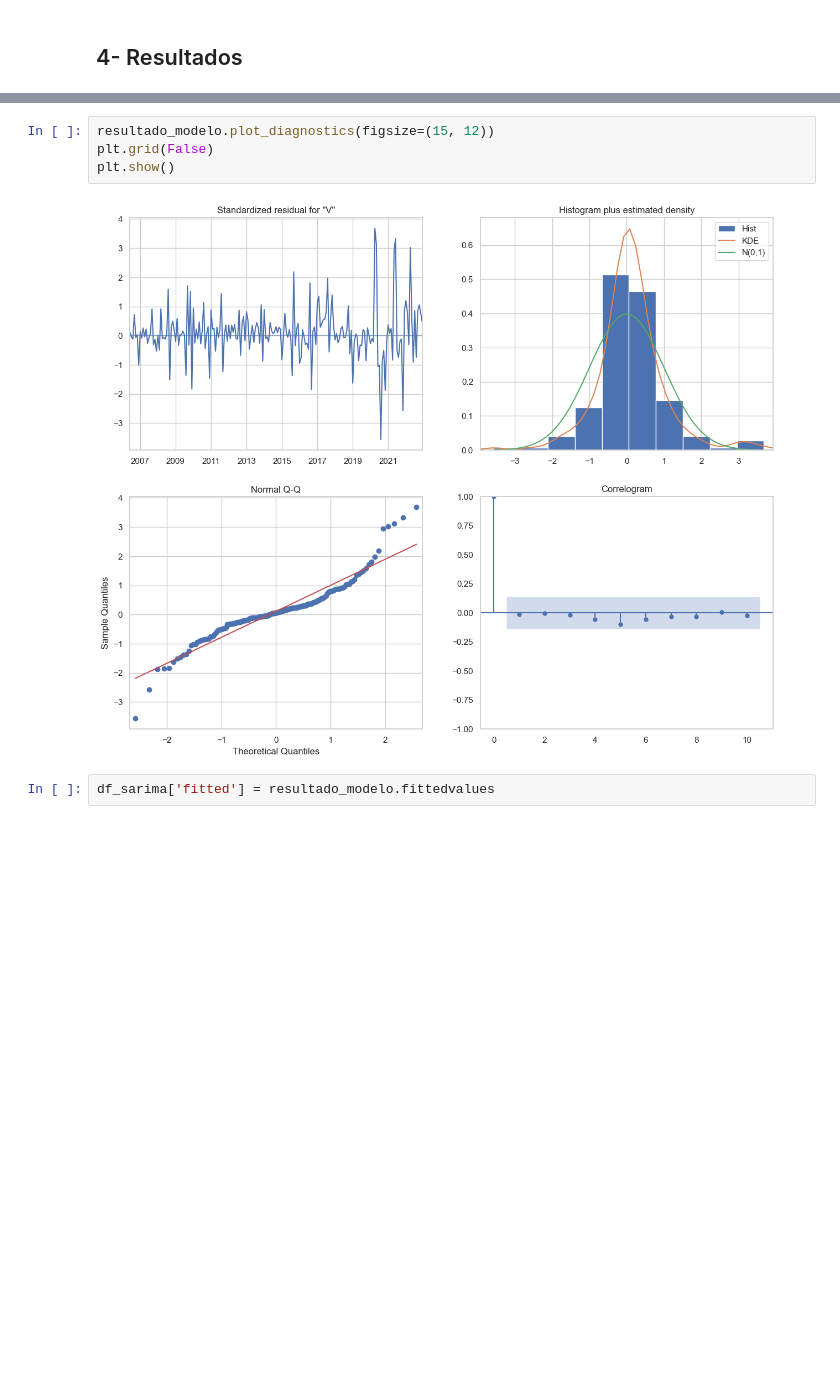
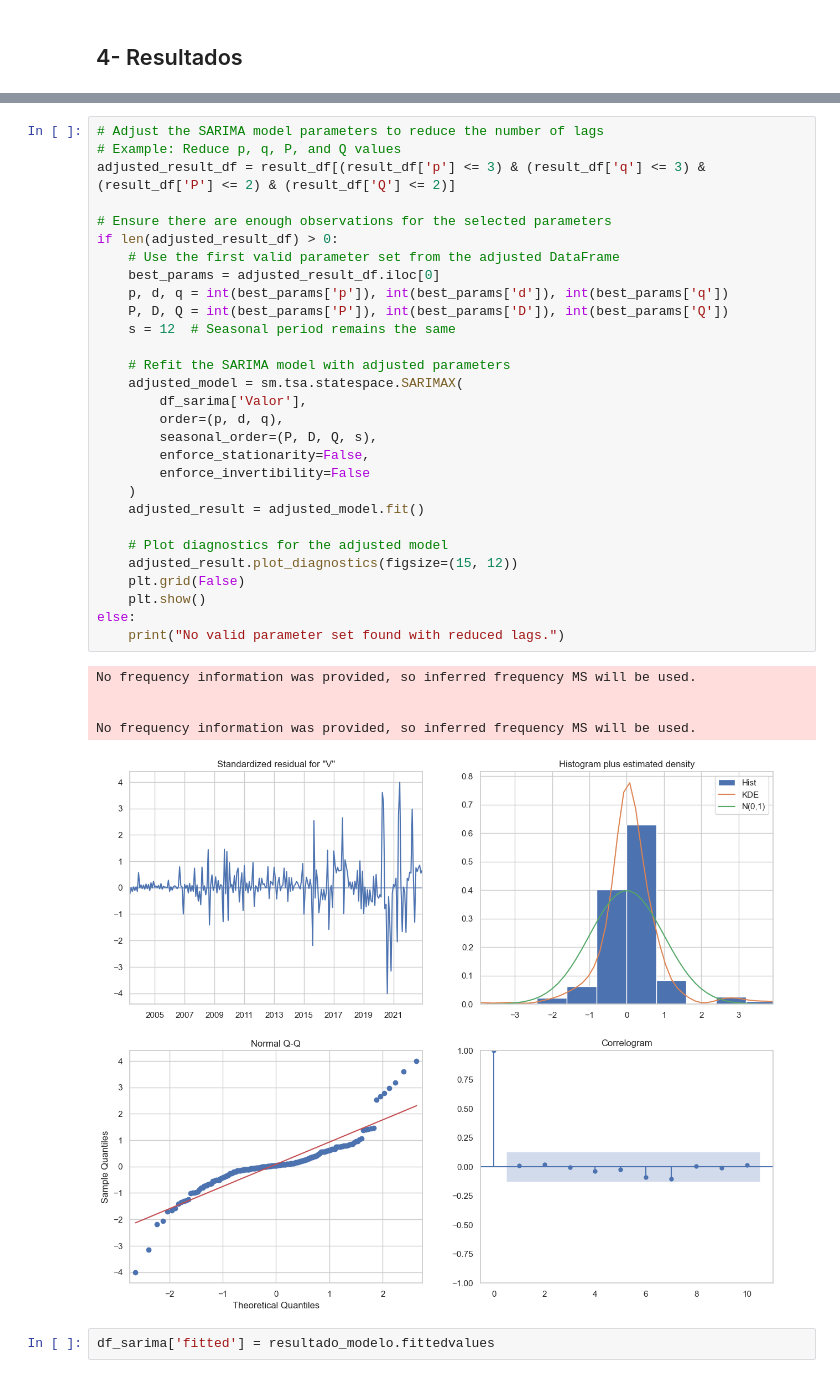
Before and after one commit to victordornelos/tcc_cap3, a Jupyter notebook: cap3.ipynb, the cells around one changed output, grey strips where cells are left out. Cells and saved outputs as stored; diff of their text form; blank space fills up the shorter version.

```diff
--- a/cap3.ipynb
+++ b/cap3.ipynb
@@ -851,9 +899,38 @@ Warnings:
-# %%
-resultado_modelo.plot_diagnostics(figsize=(15, 12))
-plt.grid(False)
-plt.show()
-# %% [output]
-[figure, removed]
+# %%
+# Adjust the SARIMA model parameters to reduce the number of lags
+# Example: Reduce p, q, P, and Q values
+adjusted_result_df = result_df[(result_df['p'] <= 3) & (result_df['q'] <= 3) & (result_df['P'] <= 2) & (result_df['Q'] <= 2)]
+
+# Ensure there are enough observations for the selected parameters
+if len(adjusted_result_df) > 0:
+	# Use the first valid parameter set from the adjusted DataFrame
+	best_params = adjusted_result_df.iloc[0]
+	p, d, q = int(best_params['p']), int(best_params['d']), int(best_params['q'])
+	P, D, Q = int(best_params['P']), int(best_params['D']), int(best_params['Q'])
+	s = 12  # Seasonal period remains the same
+
+	# Refit the SARIMA model with adjusted parameters
+	adjusted_model = sm.tsa.statespace.SARIMAX(
+		df_sarima['Valor'],
+		order=(p, d, q),
+		seasonal_order=(P, D, Q, s),
+		enforce_stationarity=False,
+		enforce_invertibility=False
+	)
+	adjusted_result = adjusted_model.fit()
+
+	# Plot diagnostics for the adjusted model
+	adjusted_result.plot_diagnostics(figsize=(15, 12))
+	plt.grid(False)
+	plt.show()
+else:
+	print("No valid parameter set found with reduced lags.")
+# %% [output]
+No frequency information was provided, so inferred frequency MS will be used.
+
+
+No frequency information was provided, so inferred frequency MS will be used.
+[figure, added]
 # %%
 df_sarima['fitted'] = resultado_modelo.fittedvalues
 # %%
```
Also changed, not shown: parts of 24 cells of this notebook, 4 other files.
